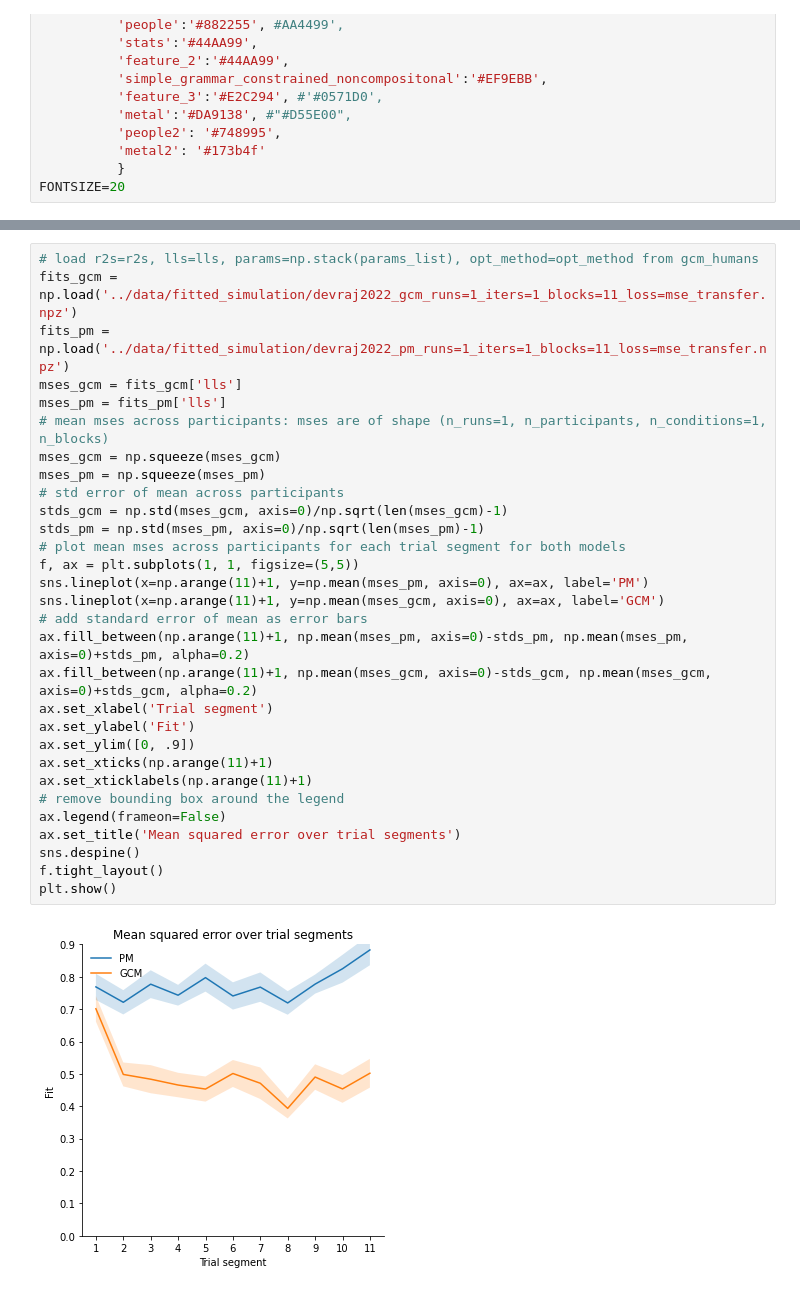
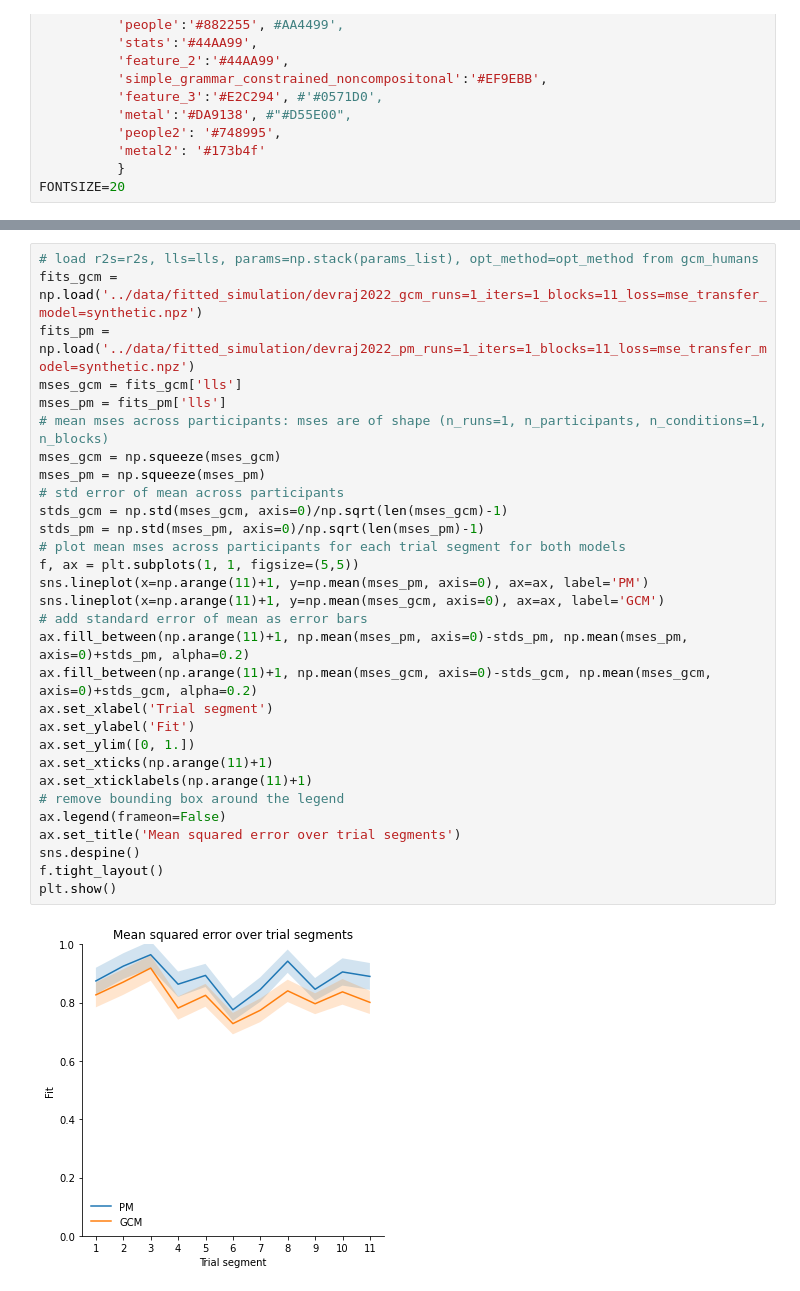
Before and after one commit to akjagadish/vanilla-llama, a Jupyter notebook: categorisation/notebooks/fitted_simulations.ipynb, the cells around one changed output, grey strips where cells are left out. Cells and saved outputs as stored; diff of their text form.

Commit message:
plot results form linear and pfn based mi model

```diff
--- a/categorisation/notebooks/fitted_simulations.ipynb
+++ b/categorisation/notebooks/fitted_simulations.ipynb
@@ -60,32 +60,32 @@ plt.show()
 # %%
 # load r2s=r2s, lls=lls, params=np.stack(params_list), opt_method=opt_method from gcm_humans
-fits_gcm = np.load('../data/fitted_simulation/devraj2022_gcm_runs=1_iters=1_blocks=11_loss=mse_transfer.npz')
-fits_pm = np.load('../data/fitted_simulation/devraj2022_pm_runs=1_iters=1_blocks=11_loss=mse_transfer.npz')
+fits_gcm = np.load('../data/fitted_simulation/devraj2022_gcm_runs=1_iters=1_blocks=11_loss=mse_transfer_model=synthetic.npz')
+fits_pm = np.load('../data/fitted_simulation/devraj2022_pm_runs=1_iters=1_blocks=11_loss=mse_transfer_model=synthetic.npz')
 mses_gcm = fits_gcm['lls']
 mses_pm = fits_pm['lls']
 # mean mses across participants: mses are of shape (n_runs=1, n_participants, n_conditions=1, n_blocks)
 mses_gcm = np.squeeze(mses_gcm)
 mses_pm = np.squeeze(mses_pm)
 # std error of mean across participants
 stds_gcm = np.std(mses_gcm, axis=0)/np.sqrt(len(mses_gcm)-1)
 stds_pm = np.std(mses_pm, axis=0)/np.sqrt(len(mses_pm)-1)
 # plot mean mses across participants for each trial segment for both models
 f, ax = plt.subplots(1, 1, figsize=(5,5))
 sns.lineplot(x=np.arange(11)+1, y=np.mean(mses_pm, axis=0), ax=ax, label='PM')
 sns.lineplot(x=np.arange(11)+1, y=np.mean(mses_gcm, axis=0), ax=ax, label='GCM')
 # add standard error of mean as error bars
 ax.fill_between(np.arange(11)+1, np.mean(mses_pm, axis=0)-stds_pm, np.mean(mses_pm, axis=0)+stds_pm, alpha=0.2)
 ax.fill_between(np.arange(11)+1, np.mean(mses_gcm, axis=0)-stds_gcm, np.mean(mses_gcm, axis=0)+stds_gcm, alpha=0.2)
 ax.set_xlabel('Trial segment')
 ax.set_ylabel('Fit')
-ax.set_ylim([0, .9])
+ax.set_ylim([0, 1.])
 ax.set_xticks(np.arange(11)+1)
 ax.set_xticklabels(np.arange(11)+1)
 # remove bounding box around the legend
 ax.legend(frameon=False)
 ax.set_title('Mean squared error over trial segments')
 sns.despine()
 f.tight_layout()
 plt.show()
 # %% [output]
-[figure, old version]
+[figure, new version]
```
Also changed, not shown: parts of 4 cells of this notebook.
